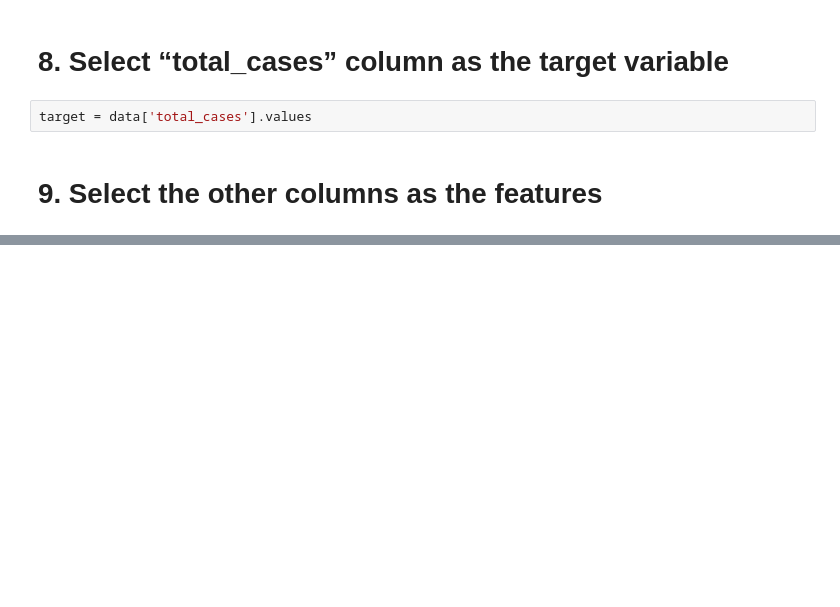
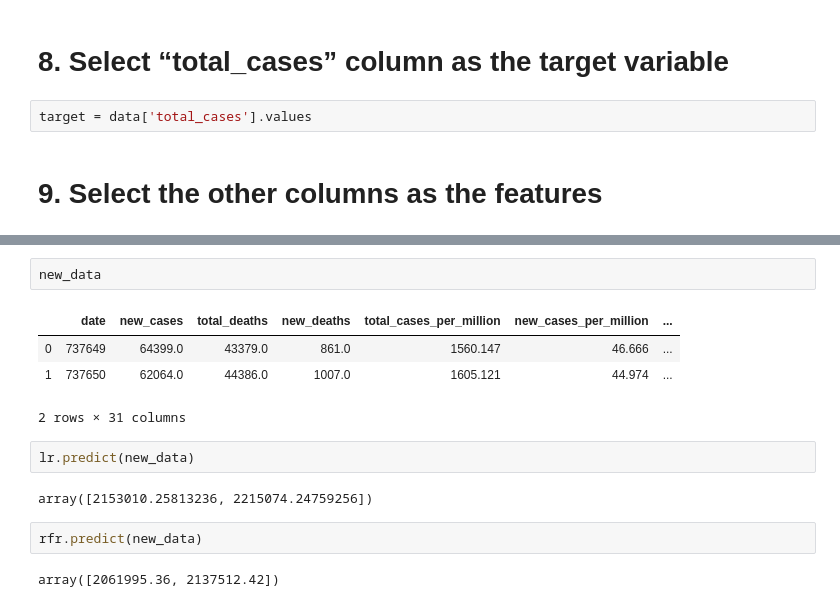
Before and after one commit to Abishek15592/COVID_Project, a Jupyter notebook: COVID Project.ipynb, the cells around one changed output, grey strips where cells are left out. Saved outputs shown, nothing was run; the diff lists cells and outputs as text; blank space fills up the shorter version.

```diff
--- a/COVID Project.ipynb
+++ b/COVID Project.ipynb
@@ -462,0 +525,15 @@ target = data['total_cases'].values
+# %%
+new_data
+# %% [output]
+|  | date | new_cases | total_deaths | new_deaths | total_cases_per_million | new_cases_per_million | ... |
+| 0 | 737649 | 64399.0 | 43379.0 | 861.0 | 1560.147 | 46.666 | ... |
+| 1 | 737650 | 62064.0 | 44386.0 | 1007.0 | 1605.121 | 44.974 | ... |
+2 rows × 31 columns
+# %%
+lr.predict(new_data)
+# %% [output]
+array([2153010.25813236, 2215074.24759256])
+# %%
+rfr.predict(new_data)
+# %% [output]
+array([2061995.36, 2137512.42])
```
Also changed, not shown: parts of 22 cells of this notebook, 1 other file.
